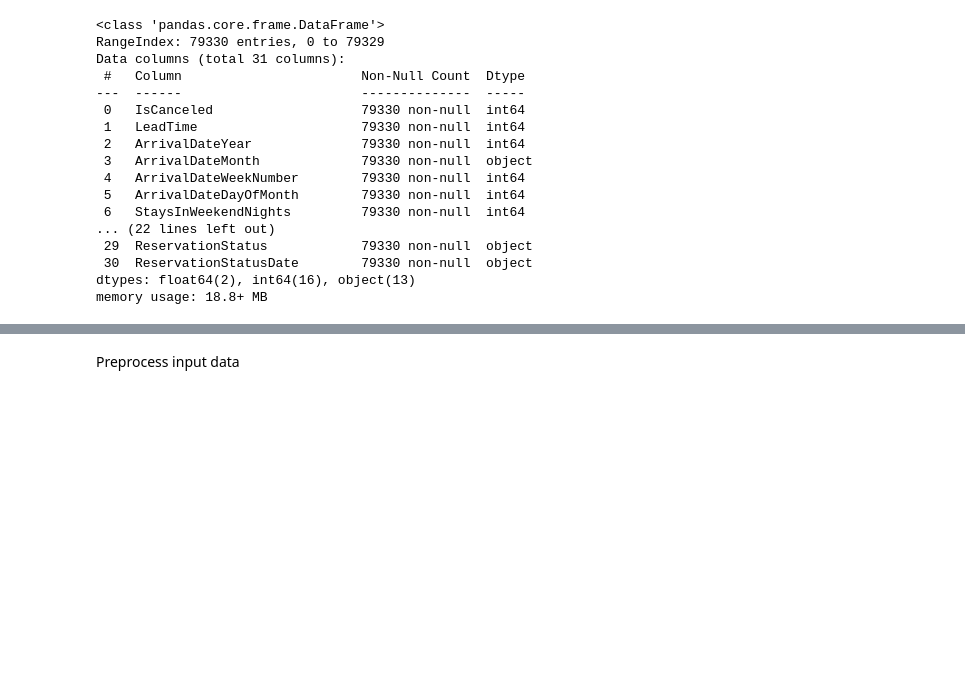
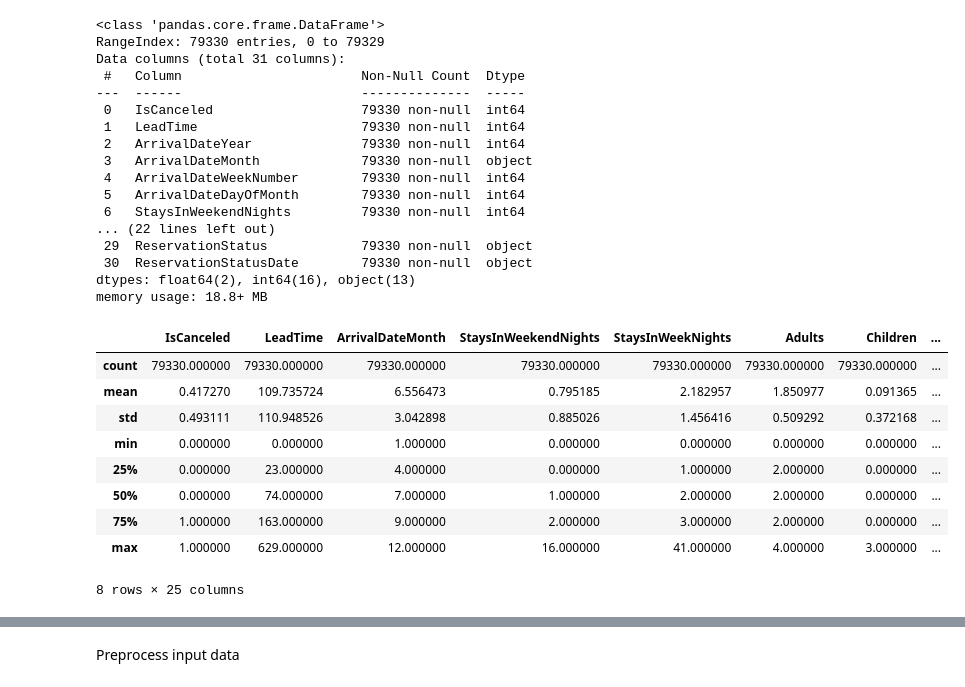
Before and after one commit to codes-at-elm/hotel_booking_cancellation_prediction, a Jupyter notebook: hotel_booking_cancellation_prediction.ipynb, the cells around one changed output, grey strips where cells are left out. Cells and saved outputs as stored; diff of their text form; code cells hidden in the pictures; blank space fills up the shorter version.

Commit message:
Added code to describe dataset.

```diff
--- a/hotel_booking_cancellation_prediction.ipynb
+++ b/hotel_booking_cancellation_prediction.ipynb
@@ -33,6 +33,19 @@ Data columns (total 31 columns):
  30  ReservationStatusDate        79330 non-null  object
 dtypes: float64(2), int64(16), object(13)
 memory usage: 18.8+ MB
+# %%
+df.describe()
+# %% [output]
+|  | IsCanceled | LeadTime | ArrivalDateMonth | StaysInWeekendNights | StaysInWeekNights | Adults | Children | ... |
+| count | 79330.000000 | 79330.000000 | 79330.000000 | 79330.000000 | 79330.000000 | 79330.000000 | 79330.000000 | ... |
+| mean | 0.417270 | 109.735724 | 6.556473 | 0.795185 | 2.182957 | 1.850977 | 0.091365 | ... |
+| std | 0.493111 | 110.948526 | 3.042898 | 0.885026 | 1.456416 | 0.509292 | 0.372168 | ... |
+| min | 0.000000 | 0.000000 | 1.000000 | 0.000000 | 0.000000 | 0.000000 | 0.000000 | ... |
+| 25% | 0.000000 | 23.000000 | 4.000000 | 0.000000 | 1.000000 | 2.000000 | 0.000000 | ... |
+| 50% | 0.000000 | 74.000000 | 7.000000 | 1.000000 | 2.000000 | 2.000000 | 0.000000 | ... |
+| 75% | 1.000000 | 163.000000 | 9.000000 | 2.000000 | 3.000000 | 2.000000 | 0.000000 | ... |
+| max | 1.000000 | 629.000000 | 12.000000 | 16.000000 | 41.000000 | 4.000000 | 3.000000 | ... |
+8 rows × 25 columns
 # %%
 #pd.set_option('display.max_columns', None)
 print(df.head())
```
Also changed, not shown: parts of 7 cells of this notebook, 1 other file.
